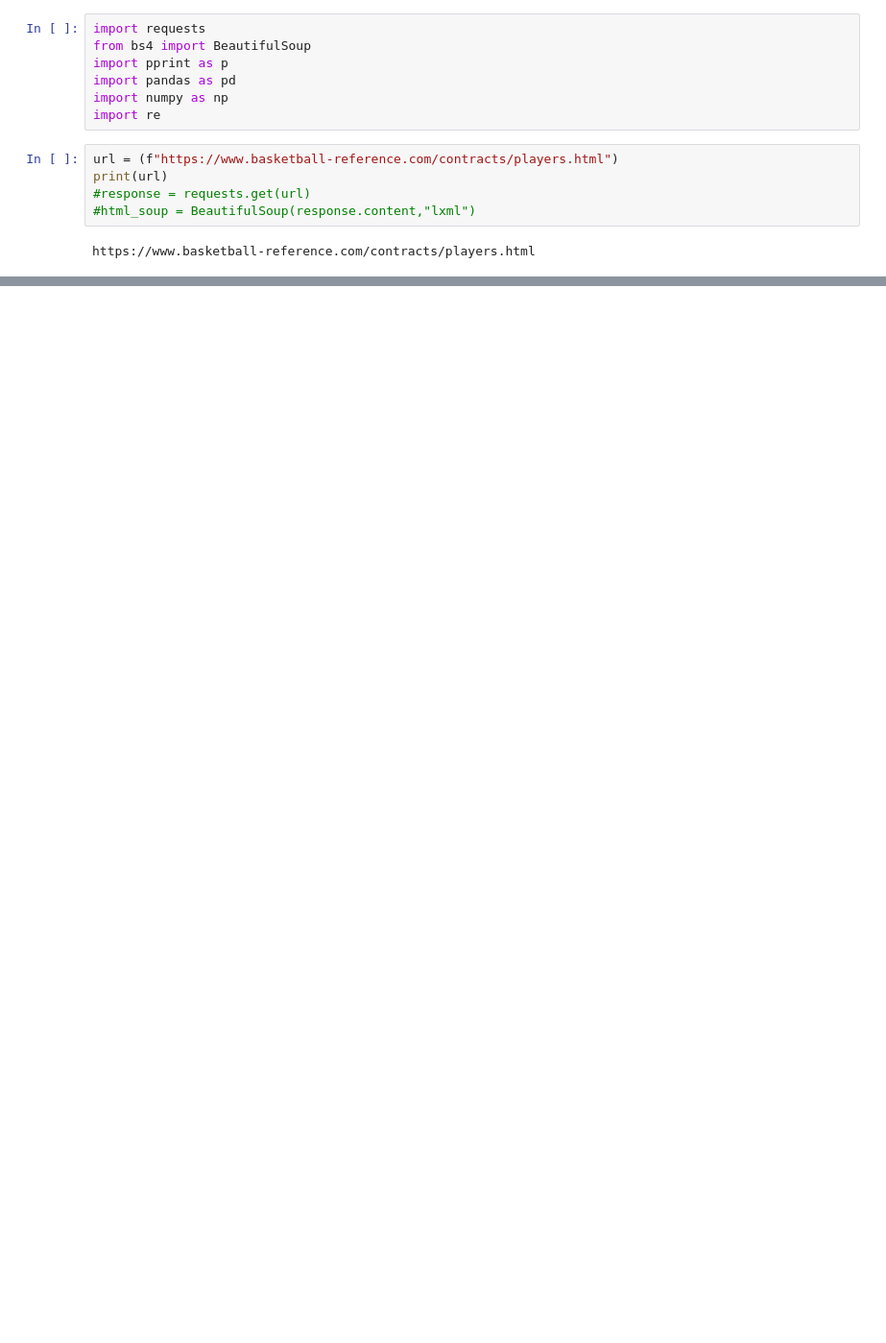
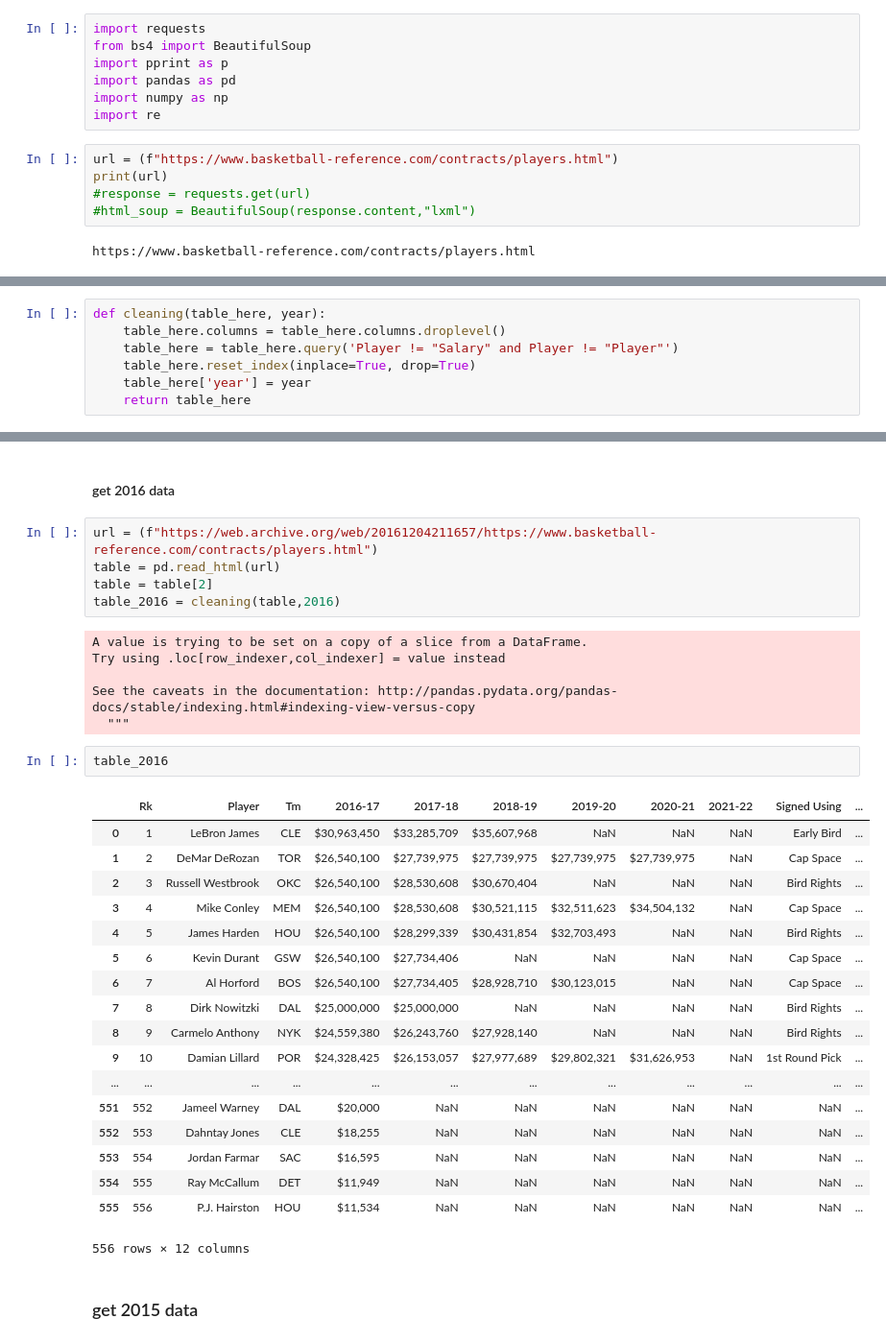
Before and after one commit to NathanielYang/nba_prediction_salary, a Jupyter notebook: get_contract.ipynb, the cells around one changed output, grey strips where cells are left out. Shown at 96% size. Cells and saved outputs as stored; diff of their text form; blank space fills up the shorter version.

Commit message:
get historical contracts. Decide the format

```diff
--- a/get_contract.ipynb
+++ b/get_contract.ipynb
@@ -36,0 +31,7 @@ table
+# %%
+def cleaning(table_here, year):
+    table_here.columns = table_here.columns.droplevel()
+    table_here = table_here.query('Player != "Salary" and Player != "Player"')
+    table_here.reset_index(inplace=True, drop=True)
+    table_here['year'] = year
+    return table_here
@@ -36,0 +72,36 @@ table
+# %% [markdown]
+#### get 2016 data
+# %%
+url = (f"https://web.archive.org/web/20161204211657/https://www.basketball-reference.com/contracts/players.html")
+table = pd.read_html(url)
+table = table[2]
+table_2016 = cleaning(table,2016)
+# %% [output]
+A value is trying to be set on a copy of a slice from a DataFrame.
+Try using .loc[row_indexer,col_indexer] = value instead
+
+See the caveats in the documentation: http://pandas.pydata.org/pandas-docs/stable/indexing.html#indexing-view-versus-copy
+  """
+# %%
+table_2016
+# %% [output]
+|  | Rk | Player | Tm | 2016-17 | 2017-18 | 2018-19 | 2019-20 | 2020-21 | 2021-22 | Signed Using | ... |
+| 0 | 1 | LeBron James | CLE | $30,963,450 | $33,285,709 | $35,607,968 | NaN | NaN | NaN | Early Bird | ... |
+| 1 | 2 | DeMar DeRozan | TOR | $26,540,100 | $27,739,975 | $27,739,975 | $27,739,975 | $27,739,975 | NaN | Cap Space | ... |
+| 2 | 3 | Russell Westbrook | OKC | $26,540,100 | $28,530,608 | $30,670,404 | NaN | NaN | NaN | Bird Rights | ... |
+| 3 | 4 | Mike Conley | MEM | $26,540,100 | $28,530,608 | $30,521,115 | $32,511,623 | $34,504,132 | NaN | Cap Space | ... |
+| 4 | 5 | James Harden | HOU | $26,540,100 | $28,299,339 | $30,431,854 | $32,703,493 | NaN | NaN | Bird Rights | ... |
+| 5 | 6 | Kevin Durant | GSW | $26,540,100 | $27,734,406 | NaN | NaN | NaN | NaN | Cap Space | ... |
+| 6 | 7 | Al Horford | BOS | $26,540,100 | $27,734,405 | $28,928,710 | $30,123,015 | NaN | NaN | Cap Space | ... |
+| 7 | 8 | Dirk Nowitzki | DAL | $25,000,000 | $25,000,000 | NaN | NaN | NaN | NaN | Bird Rights | ... |
+| 8 | 9 | Carmelo Anthony | NYK | $24,559,380 | $26,243,760 | $27,928,140 | NaN | NaN | NaN | Bird Rights | ... |
+| 9 | 10 | Damian Lillard | POR | $24,328,425 | $26,153,057 | $27,977,689 | $29,802,321 | $31,626,953 | NaN | 1st Round Pick | ... |
+| ... | ... | ... | ... | ... | ... | ... | ... | ... | ... | ... | ... |
+| 551 | 552 | Jameel Warney | DAL | $20,000 | NaN | NaN | NaN | NaN | NaN | NaN | ... |
+| 552 | 553 | Dahntay Jones | CLE | $18,255 | NaN | NaN | NaN | NaN | NaN | NaN | ... |
+| 553 | 554 | Jordan Farmar | SAC | $16,595 | NaN | NaN | NaN | NaN | NaN | NaN | ... |
+| 554 | 555 | Ray McCallum | DET | $11,949 | NaN | NaN | NaN | NaN | NaN | NaN | ... |
+| 555 | 556 | P.J. Hairston | HOU | $11,534 | NaN | NaN | NaN | NaN | NaN | NaN | ... |
+556 rows × 12 columns
+# %% [markdown]
+### get 2015 data
```
Also changed, not shown: parts of 11 cells of this notebook.
